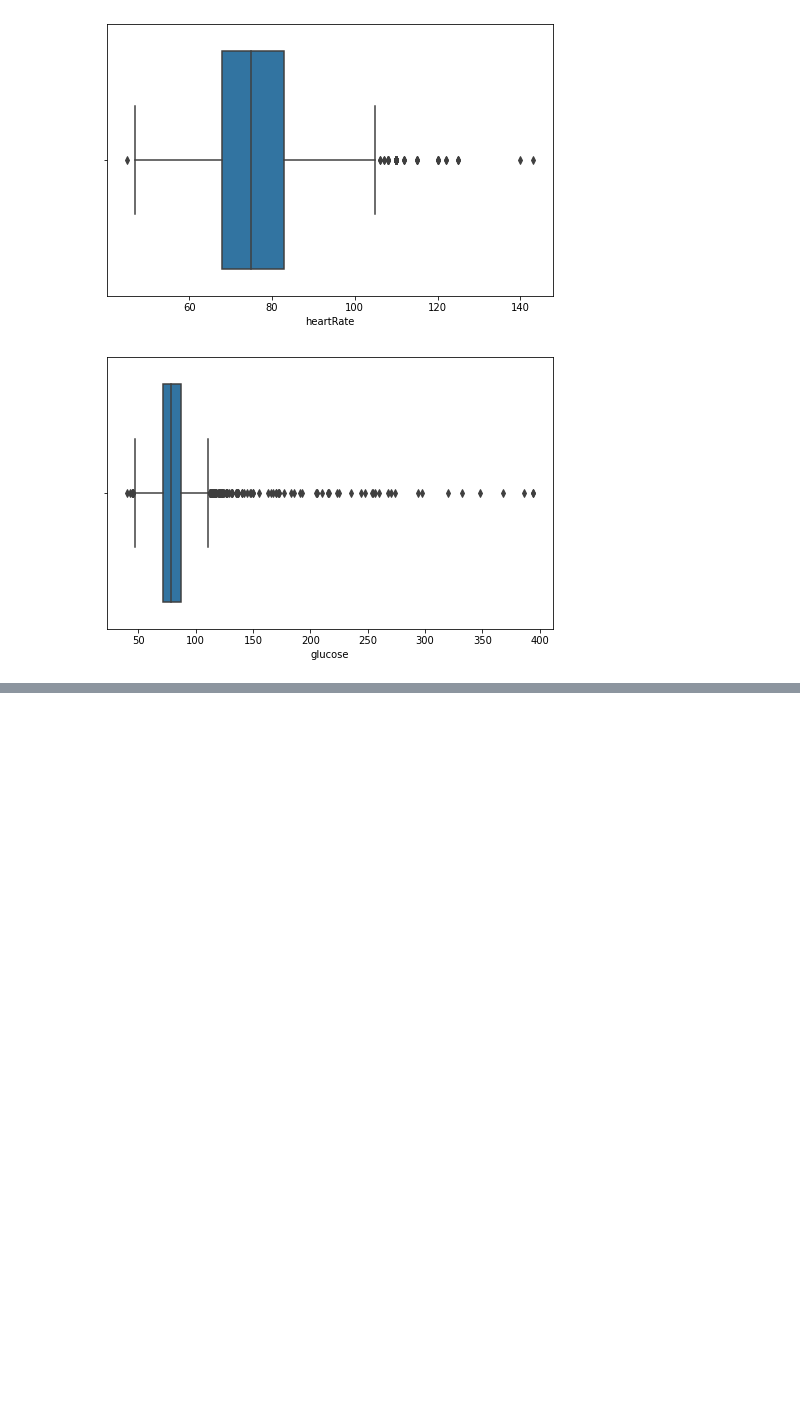
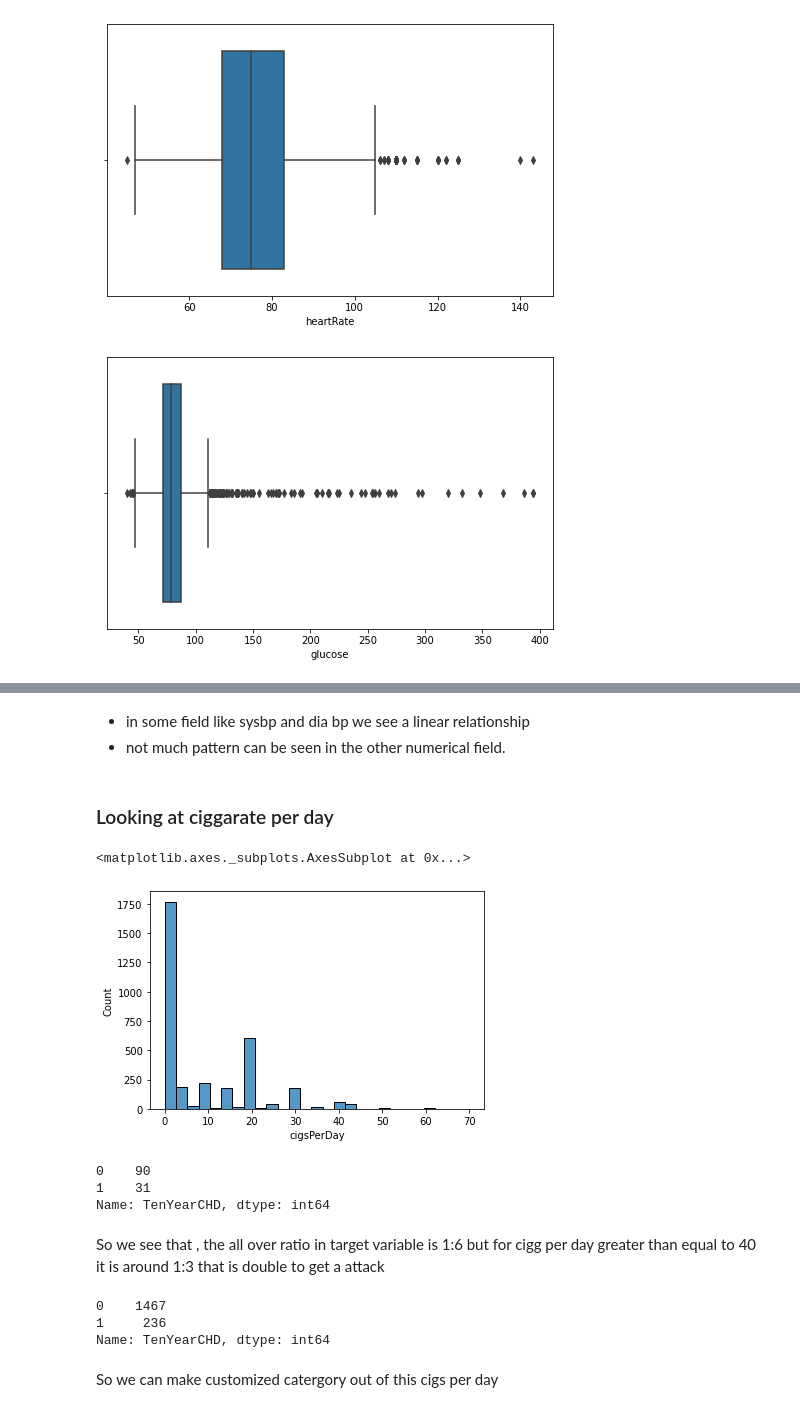
Before and after one commit to Shubhankitsirvaiya/Cardiovascular_classification, a Jupyter notebook: Capstone_1_.ipynb, the cells around one changed output, grey strips where cells are left out. Drawn from its saved outputs; the diff is of its cells as text; code cells hidden in the pictures; blank space fills up the shorter version.

```diff
--- a/Capstone_1_.ipynb
+++ b/Capstone_1_.ipynb
@@ -183,3 +189,29 @@ df.head()
+# %% [markdown]
+- in some field like sysbp and dia bp we see a linear relationship
+- not much pattern can be seen in the other numerical field.
+# %% [markdown]
+### Looking at ciggarate per day
+# %%
+sns.histplot(df.cigsPerDay)
+# %% [output]
+<matplotlib.axes._subplots.AxesSubplot at 0x...>
+[figure, added]
+# %%
+df[df.cigsPerDay>=40]['TenYearCHD'].value_counts()
+# %% [output]
+0    90
+1    31
+Name: TenYearCHD, dtype: int64
+# %% [markdown]
+So we see that , the all over ratio in target variable is 1:6 but for cigg per day greater than equal to 40 it is around 1:3 that is double to get a attack
+# %%
+df[df.cigsPerDay==0]['TenYearCHD'].value_counts()
+# %% [output]
+0    1467
+1     236
+Name: TenYearCHD, dtype: int64
+# %% [markdown]
+So we can make customized catergory out of this cigs per day
 # %%
 # outliers (can be rejected or not) -- try with outliers and without outliers .
 # handling missing values  (individual columns has missing values) try without
```
Also changed, not shown: parts of 12 cells of this notebook.
